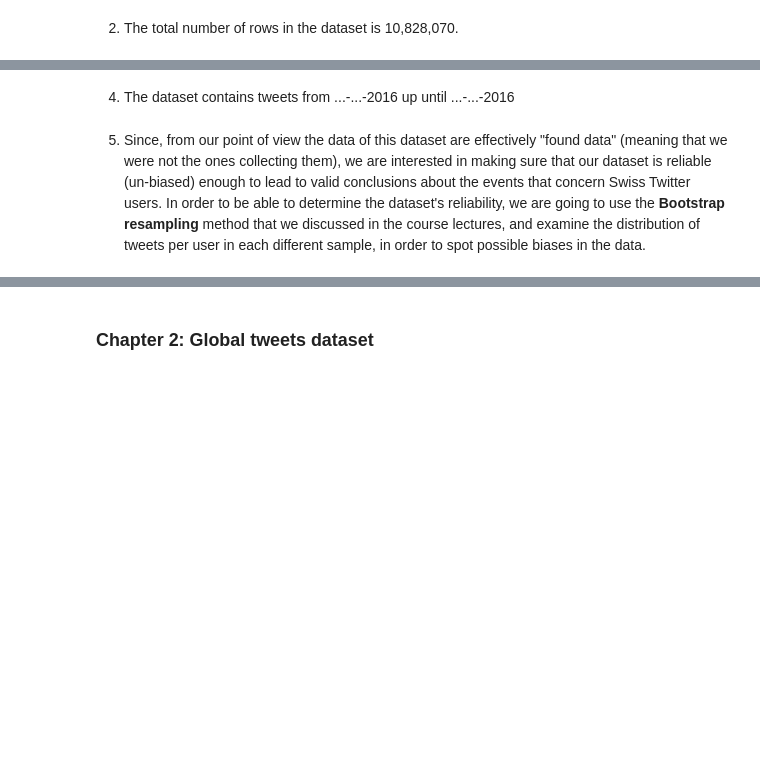
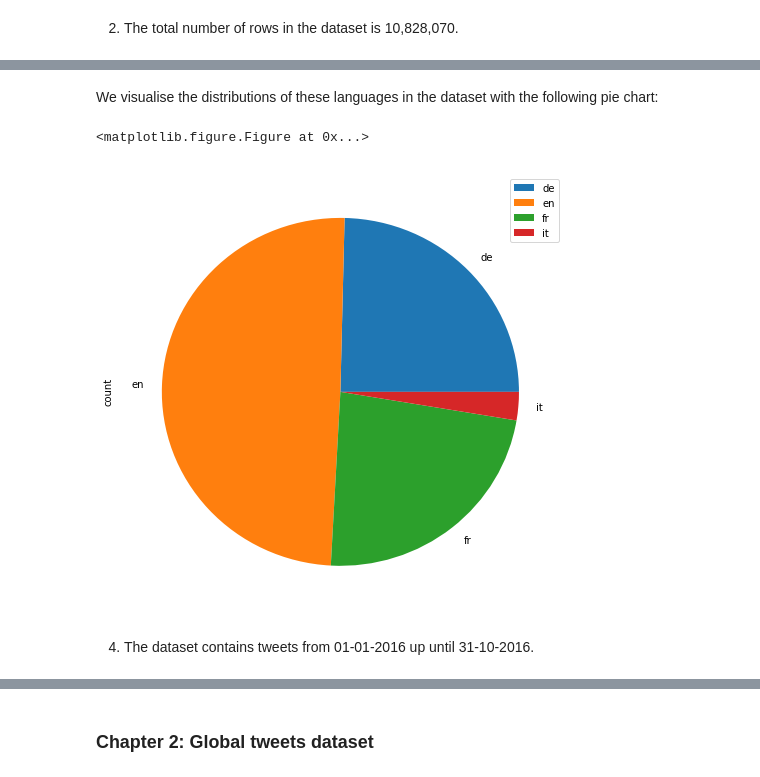
Before and after one commit to sagap/ADAExercises2017, a Jupyter notebook: project/Notebooks/Milestone2/milestone2_notebook.ipynb, the cells around one changed output, grey strips where cells are left out. Drawn from its saved outputs; the diff is of its cells as text; code cells hidden in the pictures; blank space fills up the shorter version.

```diff
--- a/project/Notebooks/Milestone2/milestone2_notebook.ipynb
+++ b/project/Notebooks/Milestone2/milestone2_notebook.ipynb
@@ -62,0 +74,14 @@ For the purposes of this analysis, we chose to use only the following columns:
+# %%
+tweets_per_lang_swiss = pd.read_csv(os.path.join(DATA_DIR, 'tweets_by_lang_swiss.csv'),
+                                    delimiter=",",
+                                    index_col = None,
+                                    names = ['language', 'count'])
+
+tweets_per_lang_swiss = tweets_per_lang_swiss[(tweets_per_lang_swiss['language'] == 'en')
+                                             | (tweets_per_lang_swiss['language'] == 'fr')
+                                             | (tweets_per_lang_swiss['language'] == 'de')
+                                             | (tweets_per_lang_swiss['language'] == 'it')]
+
+tweets_per_lang_swiss = tweets_per_lang_swiss.set_index('language')
+
+tweets_per_lang_swiss
@@ -63,4 +95,13 @@ For the purposes of this analysis, we chose to use only the following columns:
+# %% [markdown]
+We visualise the distributions of these languages in the dataset with the following pie chart:
+# %%
+import matplotlib.pyplot as plt
+
+plt.figure()
+tweets_per_lang_swiss.plot(kind='pie', subplots=True, figsize=(8,8))
+plt.show()
+# %% [output]
+<matplotlib.figure.Figure at 0x...>
+[figure, added]
 # %% [markdown]
-4) The dataset contains tweets from ...-...-2016 up until ...-...-2016
+4) The dataset contains tweets from 01-01-2016 up until 31-10-2016.
-# %% [markdown]
-5) Since, from our point of view the data of this dataset are effectively "found data" (meaning that we were not the ones collecting them), we are interested in making sure that our dataset is reliable (un-biased) enough  to lead to valid conclusions about the events that concern Swiss Twitter users. In order to be able to determine the dataset's reliability, we are going to use the __Bootstrap resampling__ method that we discussed in the course lectures, and examine the distribution of tweets per user in each different sample, in order to spot possible biases in the data.
```
Also changed, not shown: parts of 29 cells of this notebook.
